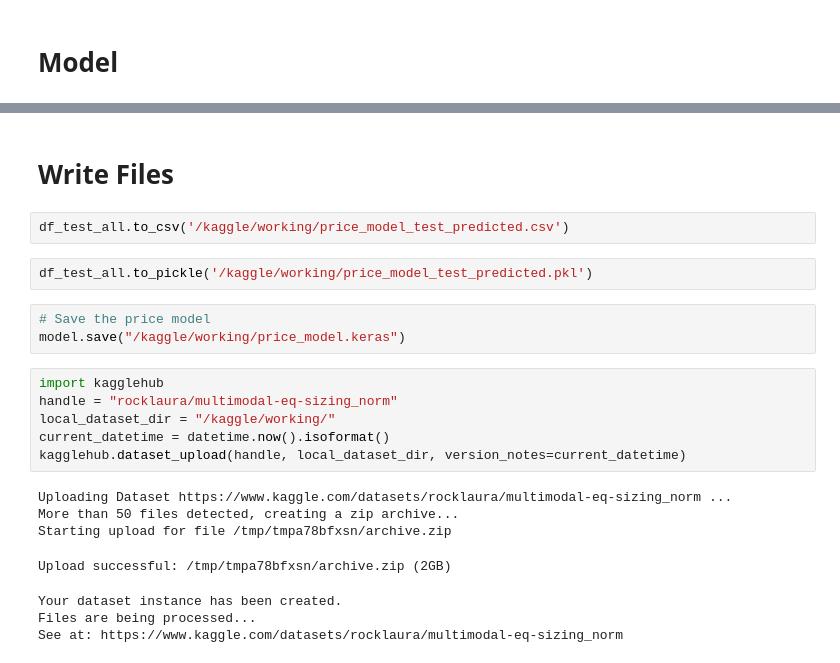
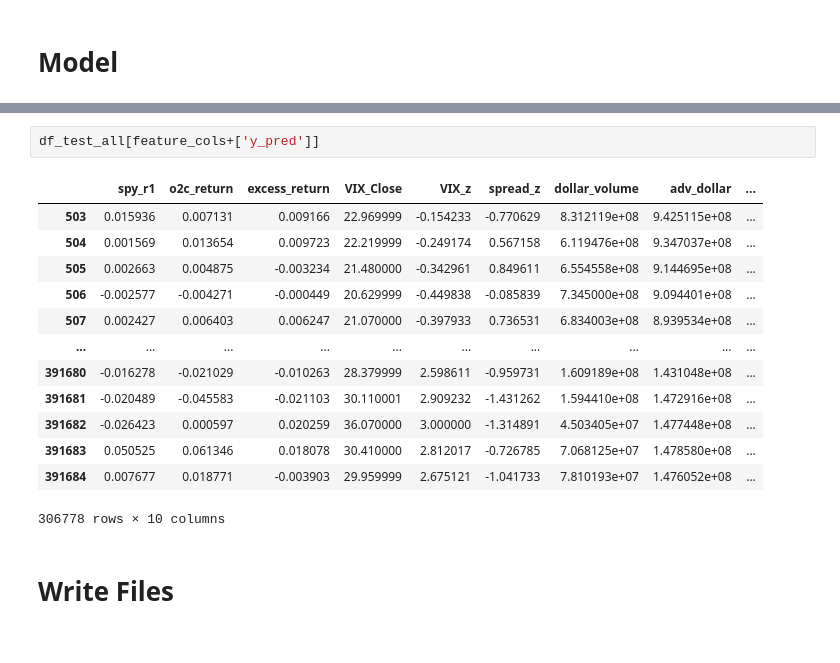
Before and after one commit to brianrp09232000/multimodal-eq-sizing, a Jupyter notebook: kaggle/02_train_legs-price_model.ipynb, the cells around one changed output, grey strips where cells are left out. Saved outputs shown, nothing was run; the diff lists cells and outputs as text.

```diff
--- a/kaggle/02_train_legs-price_model.ipynb
+++ b/kaggle/02_train_legs-price_model.ipynb
@@ -391,23 +422,18 @@ df_test_all
+# %%
+df_test_all[feature_cols+['y_pred']]
+# %% [output]
+|  | spy_r1 | o2c_return | excess_return | VIX_Close | VIX_z | spread_z | dollar_volume | adv_dollar | ... |
+| 503 | 0.015936 | 0.007131 | 0.009166 | 22.969999 | -0.154233 | -0.770629 | 8.312119e+08 | 9.425115e+08 | ... |
+| 504 | 0.001569 | 0.013654 | 0.009723 | 22.219999 | -0.249174 | 0.567158 | 6.119476e+08 | 9.347037e+08 | ... |
+| 505 | 0.002663 | 0.004875 | -0.003234 | 21.480000 | -0.342961 | 0.849611 | 6.554558e+08 | 9.144695e+08 | ... |
+| 506 | -0.002577 | -0.004271 | -0.000449 | 20.629999 | -0.449838 | -0.085839 | 7.345000e+08 | 9.094401e+08 | ... |
+| 507 | 0.002427 | 0.006403 | 0.006247 | 21.070000 | -0.397933 | 0.736531 | 6.834003e+08 | 8.939534e+08 | ... |
+| ... | ... | ... | ... | ... | ... | ... | ... | ... | ... |
+| 391680 | -0.016278 | -0.021029 | -0.010263 | 28.379999 | 2.598611 | -0.959731 | 1.609189e+08 | 1.431048e+08 | ... |
+| 391681 | -0.020489 | -0.045583 | -0.021103 | 30.110001 | 2.909232 | -1.431262 | 1.594410e+08 | 1.472916e+08 | ... |
+| 391682 | -0.026423 | 0.000597 | 0.020259 | 36.070000 | 3.000000 | -1.314891 | 4.503405e+07 | 1.477448e+08 | ... |
+| 391683 | 0.050525 | 0.061346 | 0.018078 | 30.410000 | 2.812017 | -0.726785 | 7.068125e+07 | 1.478580e+08 | ... |
+| 391684 | 0.007677 | 0.018771 | -0.003903 | 29.959999 | 2.675121 | -1.041733 | 7.810193e+07 | 1.476052e+08 | ... |
+306778 rows × 10 columns
 # %% [markdown]
 # Write Files
-# %%
-df_test_all.to_csv('/kaggle/working/price_model_test_predicted.csv')
-# %%
-df_test_all.to_pickle('/kaggle/working/price_model_test_predicted.pkl')
-# %%
-# Save the price model
-model.save("/kaggle/working/price_model.keras")
-# %%
-import kagglehub
-handle = "rocklaura/multimodal-eq-sizing_norm"
-local_dataset_dir = "/kaggle/working/"
-current_datetime = datetime.now().isoformat()
-kagglehub.dataset_upload(handle, local_dataset_dir, version_notes=current_datetime)
-# %% [output]
-Uploading Dataset https://www.kaggle.com/datasets/rocklaura/multimodal-eq-sizing_norm ...
-More than 50 files detected, creating a zip archive...
-Starting upload for file /tmp/tmpa78bfxsn/archive.zip
-Upload successful: /tmp/tmpa78bfxsn/archive.zip (2GB)
-Your dataset instance has been created.
-Files are being processed...
-See at: https://www.kaggle.com/datasets/rocklaura/multimodal-eq-sizing_norm
```
Also changed, not shown: parts of 19 cells of this notebook.
